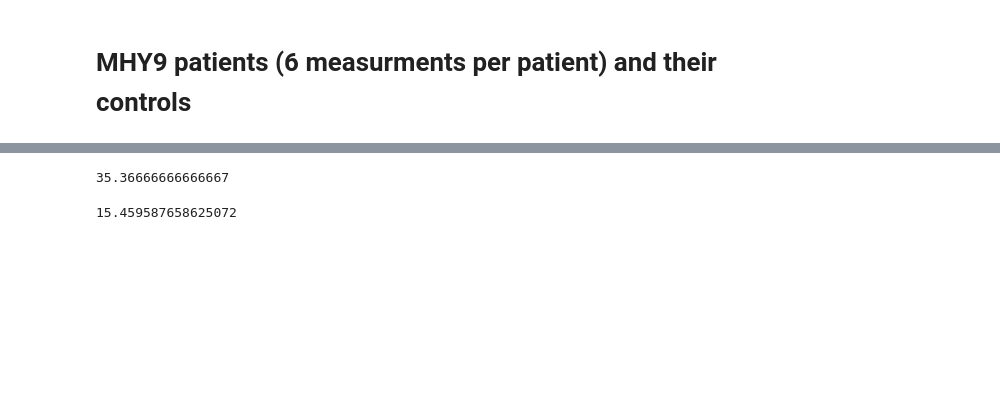
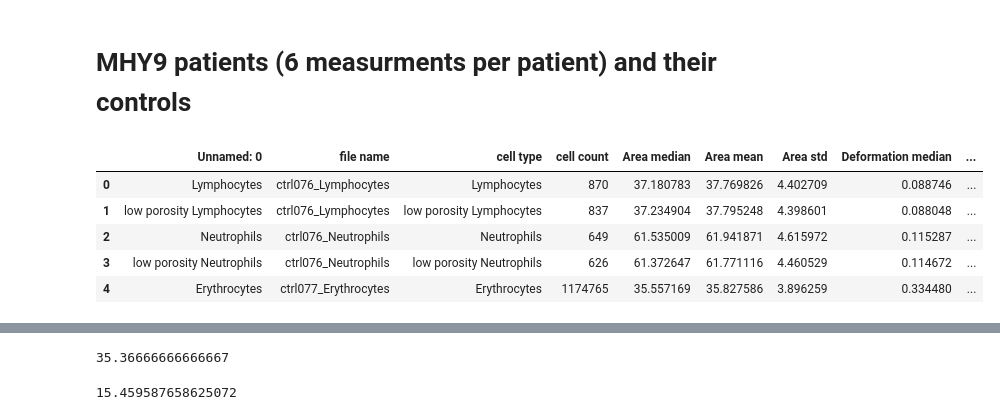
Before and after one commit to SaraKaliman/dc-data-novel-MYH9-variant, a Jupyter notebook: Step2_group_comparison.ipynb, the cells around one changed output, grey strips where cells are left out. Drawn from its saved outputs; the diff is of its cells as text; code cells hidden in the pictures; blank space fills up the shorter version.

```diff
--- a/Step2_group_comparison.ipynb
+++ b/Step2_group_comparison.ipynb
@@ -11,15 +11,24 @@ import matplotlib.pyplot as plt
 
 from scipy.stats import mannwhitneyu, ttest_ind, f_oneway
 # %%
-Folder = Path(r"D:\Other Backup\Myh9 project")
+Main_Folder = Path(r"D:\Other Backup\Myh9 project")
 # %%
-df_controls = pd.read_excel(Folder / "raw data csv/summary statistics" / "controls_summary_statistics.xlsx")
+df_controls = pd.read_csv(Main_Folder / "raw data csv" / "controls_summary_statistics.csv")
 df_controls["diagnosis"] = "C"
 df_controls["patient id"] = "C"
 
-df_patients = pd.read_excel(Folder / "raw data csv/summary statistics" / "patients_summary_statistics.xlsx")
+df_patients = pd.read_csv(Main_Folder / "raw data csv" / "patients_summary_statistics.csv")
 df_patients["diagnosis"] = "p.R424G"
 patient_ids = [pat_id.split("_")[1] for pat_id in df_patients["file name"].values]
 df_patients["patient id"] = patient_ids
 
 df_all = pd.concat([df_controls, df_patients])
+# %%
+df_controls.head()
+# %% [output]
+|  | Unnamed: 0 | file name | cell type | cell count | Area median | Area mean | Area std | Deformation median | ... |
+| 0 | Lymphocytes | ctrl076_Lymphocytes | Lymphocytes | 870 | 37.180783 | 37.769826 | 4.402709 | 0.088746 | ... |
+| 1 | low porosity Lymphocytes | ctrl076_Lymphocytes | low porosity Lymphocytes | 837 | 37.234904 | 37.795248 | 4.398601 | 0.088048 | ... |
+| 2 | Neutrophils | ctrl076_Neutrophils | Neutrophils | 649 | 61.535009 | 61.941871 | 4.615972 | 0.115287 | ... |
+| 3 | low porosity Neutrophils | ctrl076_Neutrophils | low porosity Neutrophils | 626 | 61.372647 | 61.771116 | 4.460529 | 0.114672 | ... |
+| 4 | Erythrocytes | ctrl077_Erythrocytes | Erythrocytes | 1174765 | 35.557169 | 35.827586 | 3.896259 | 0.334480 | ... |
```
Also changed, not shown: parts of 6 cells of this notebook, 1 other file.
